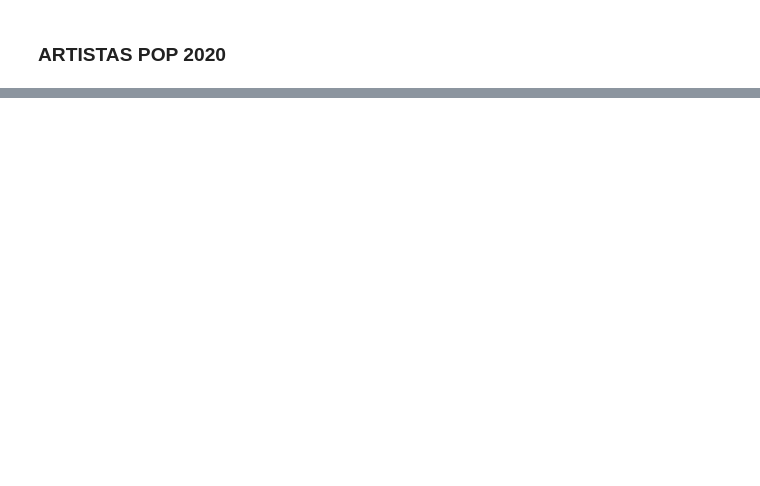
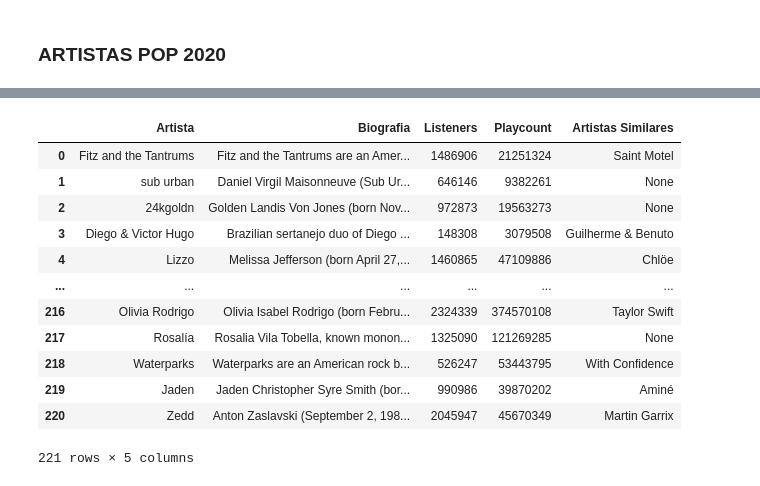
Before and after one commit to psainzpc/proyecto-da-promo-k-modulo-2-team-1, a Jupyter notebook: genero_pop.ipynb, the cells around one changed output, grey strips where cells are left out. Drawn from its saved outputs; the diff is of its cells as text; code cells hidden in the pictures; blank space fills up the shorter version.

```diff
--- a/genero_pop.ipynb
+++ b/genero_pop.ipynb
@@ -327,0 +318,39 @@ pd.DataFrame(artistas_2020_mb)
+# %%
+api_key= "cce24bdeb4a50d132f3b117a6dbf6dab"
+# %%
+dic_artistas_2019 = {"Artista":[], "Biografia":[], "Listeners":[], "Playcount":[], "Artistas Similares":[]}
+for a in lista_artistas_2019:
+    params_info = {
+        'method': 'artist.getinfo',
+        'artist': a,
+        'api_key': api_key,
+        'format': 'json'
+        }
+    url = f"http://ws.audioscrobbler.com/2.0/"
+    respuesta = requests.get(url, params=params_info)
+    artista = respuesta.json()
+    try:
+        dic_artistas_2019['Artista'].append(artista["artist"]["name"])
+    except:
+        dic_artistas_2019["Artista"].append(None)
+    try:
+        dic_artistas_2019["Biografia"].append(artista["artist"]["bio"]["summary"])
+    except:
+        dic_artistas_2019["Biografia"].append(None)
+    try:
+        dic_artistas_2019["Listeners"].append(artista["artist"]["stats"]["listeners"])
+    except:
+        dic_artistas_2019["Listeners"].append(None)
+    try:
+        dic_artistas_2019["Playcount"].append(artista["artist"]["stats"]["playcount"])
+    except:
+        dic_artistas_2019["Playcount"].append(None)
+    try:
+        dic_artistas_2019["Artistas Similares"].append(artista["artist"]["similar"]["artist"][0]["name"])
+    except:
+        dic_artistas_2019["Artistas Similares"].append(None)
+print((dic_artistas_2019["Artista"]))
+print((dic_artistas_2019["Biografia"]))
+print((dic_artistas_2019["Listeners"]))
+print((dic_artistas_2019["Playcount"]))
+print((dic_artistas_2019["Artistas Similares"]))
@@ -327,0 +406,16 @@ pd.DataFrame(artistas_2020_mb)
+# %%
+pd.DataFrame(dic_artistas_2019)
+# %% [output]
+|  | Artista | Biografia | Listeners | Playcount | Artistas Similares |
+| 0 | Fitz and the Tantrums | Fitz and the Tantrums are an Amer... | 1486906 | 21251324 | Saint Motel |
+| 1 | sub urban | Daniel Virgil Maisonneuve (Sub Ur... | 646146 | 9382261 | None |
+| 2 | 24kgoldn | Golden Landis Von Jones (born Nov... | 972873 | 19563273 | None |
+| 3 | Diego & Victor Hugo | Brazilian sertanejo duo of Diego ... | 148308 | 3079508 | Guilherme & Benuto |
+| 4 | Lizzo | Melissa Jefferson (born April 27,... | 1460865 | 47109886 | Chlöe |
+| ... | ... | ... | ... | ... | ... |
+| 216 | Olivia Rodrigo | Olivia Isabel Rodrigo (born Febru... | 2324339 | 374570108 | Taylor Swift |
+| 217 | Rosalía | Rosalia Vila Tobella, known monon... | 1325090 | 121269285 | None |
+| 218 | Waterparks | Waterparks are an American rock b... | 526247 | 53443795 | With Confidence |
+| 219 | Jaden | Jaden Christopher Syre Smith (bor... | 990986 | 39870202 | Aminé |
+| 220 | Zedd | Anton Zaslavski (September 2, 198... | 2045947 | 45670349 | Martin Garrix |
+221 rows × 5 columns
```
Also changed, not shown: parts of 17 cells of this notebook, 1 other file.
